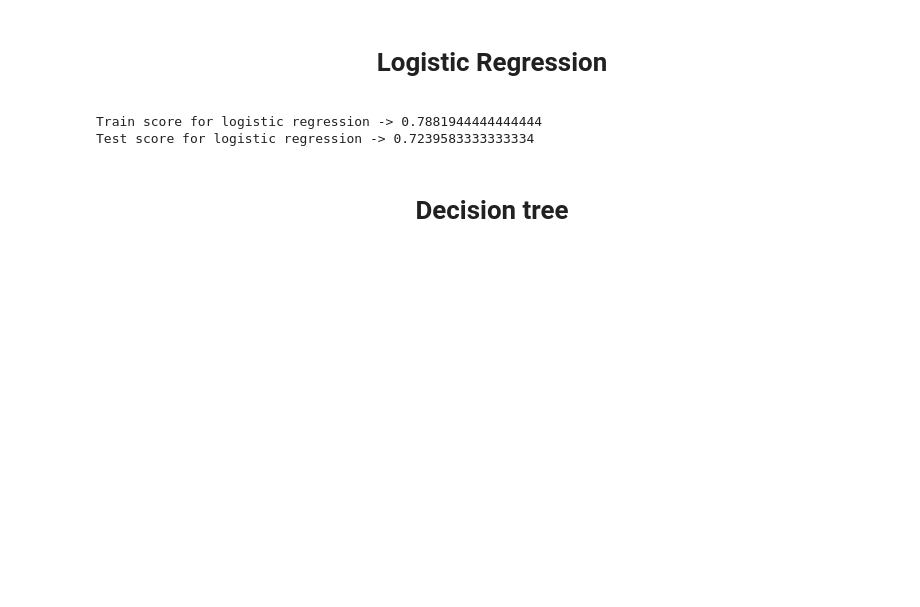
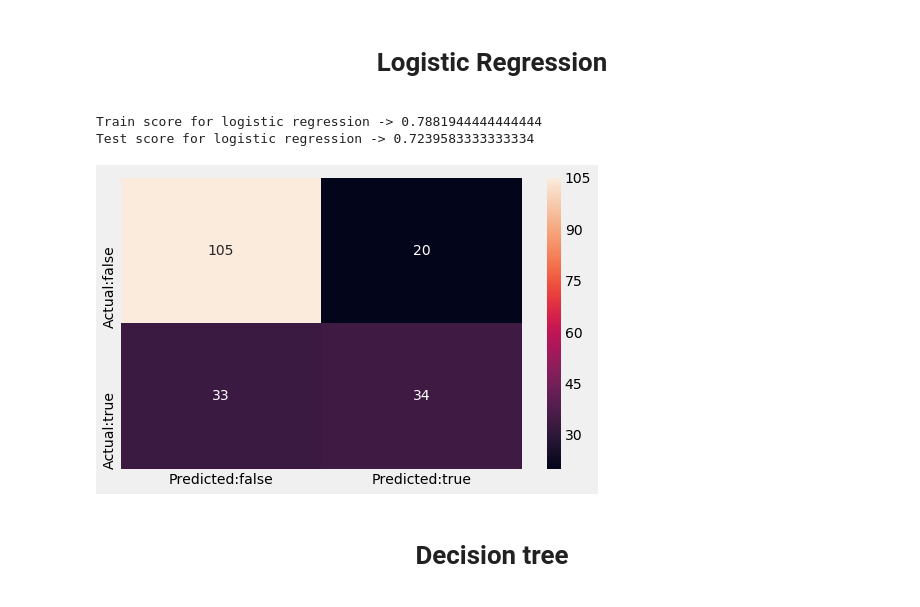
Before and after one commit to GeorgiMinkov/Machine-Learning-Course, a Jupyter notebook: Diabetes - Diabetes mellitus/Diabetes Project v2.ipynb, the cells around one changed output. Cells and saved outputs as stored; diff of their text form; code cells hidden in the pictures; blank space fills up the shorter version.

```diff
--- a/Diabetes - Diabetes mellitus/Diabetes Project v2.ipynb
+++ b/Diabetes - Diabetes mellitus/Diabetes Project v2.ipynb
@@ -199,6 +213,10 @@ print('Train score for logistic regression -> {}\nTest score for logistic regres
 # %% [output]
 Train score for logistic regression -> 0.7881944444444444
 Test score for logistic regression -> 0.7239583333333334
+# %%
+conf_matrix_visualizer(model, X_test, y_test)
+# %% [output]
+[figure, added]
 # %% [markdown]
 <center> <h1> Decision tree  </h1> </center>
 # %%
```
Also changed, not shown: parts of 33 cells of this notebook.
